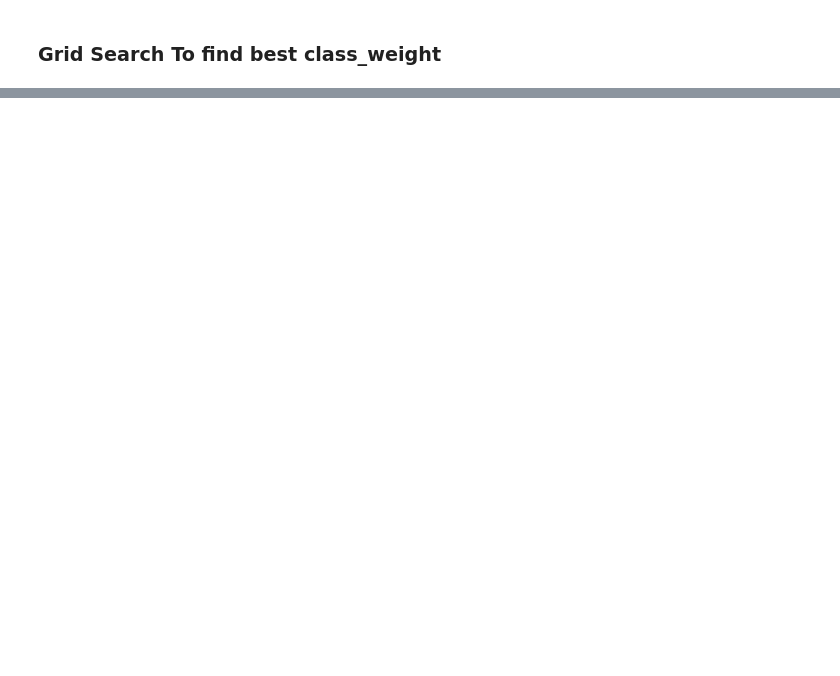
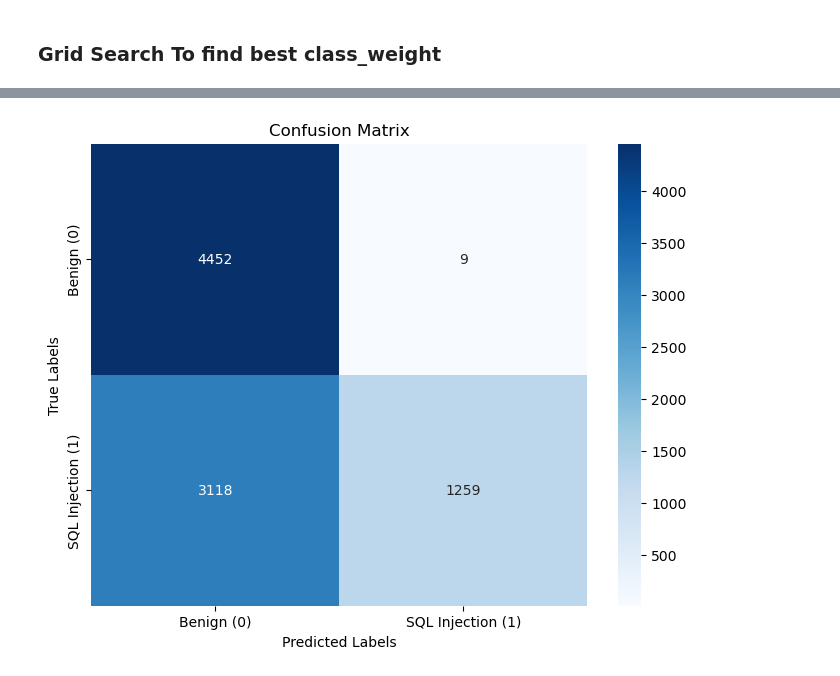
Before and after one commit to EbEmad/SQL_injection_detection_Ai_model, a Jupyter notebook: sql_injection_detection_model.ipynb, the cells around one changed output, grey strips where cells are left out. Drawn from its saved outputs; the diff is of its cells as text; code cells hidden in the pictures; blank space fills up the shorter version.

```diff
--- a/sql_injection_detection_model.ipynb
+++ b/sql_injection_detection_model.ipynb
@@ -280,0 +487,19 @@ print("Best Recall Score:", grid_search.best_score_)
+# %%
+from sklearn.metrics import accuracy_score, classification_report, confusion_matrix
+import seaborn as sns
+import matplotlib.pyplot as plt
+
+# make the prediction on the test data
+y_pred=model.predict(x_test_vectorized)
+propabilities=model.predict_proba(x_test_vectorized)
+
+# Evaluate the model
+print("Accuracy:", accuracy_score(y_test, y_pred))
+print("Classification Report:")
+print(classification_report(y_test, y_pred))
+
+#Avg Confidence level
+avg_confidence = propabilities.max(axis=1).mean()  # Average of the highest probability for each prediction
+print("Avg confidence level:",avg_confidence)
+# Confusion Matrix
+conf_matrix = confusion_matrix(y_test, y_pred)
@@ -280,0 +519,12 @@ print("Best Recall Score:", grid_search.best_score_)
+# %%
+# Plot the confusion matrix
+plt.figure(figsize=(8, 6))
+sns.heatmap(conf_matrix, annot=True, fmt='d', cmap='Blues',
+            xticklabels=['Benign (0)', 'SQL Injection (1)'],
+            yticklabels=['Benign (0)', 'SQL Injection (1)'])
+plt.xlabel('Predicted Labels')
+plt.ylabel('True Labels')
+plt.title('Confusion Matrix')
+plt.show()
+# %% [output]
+[figure, added]
```
Also changed, not shown: parts of 46 cells of this notebook, 2 other files.
